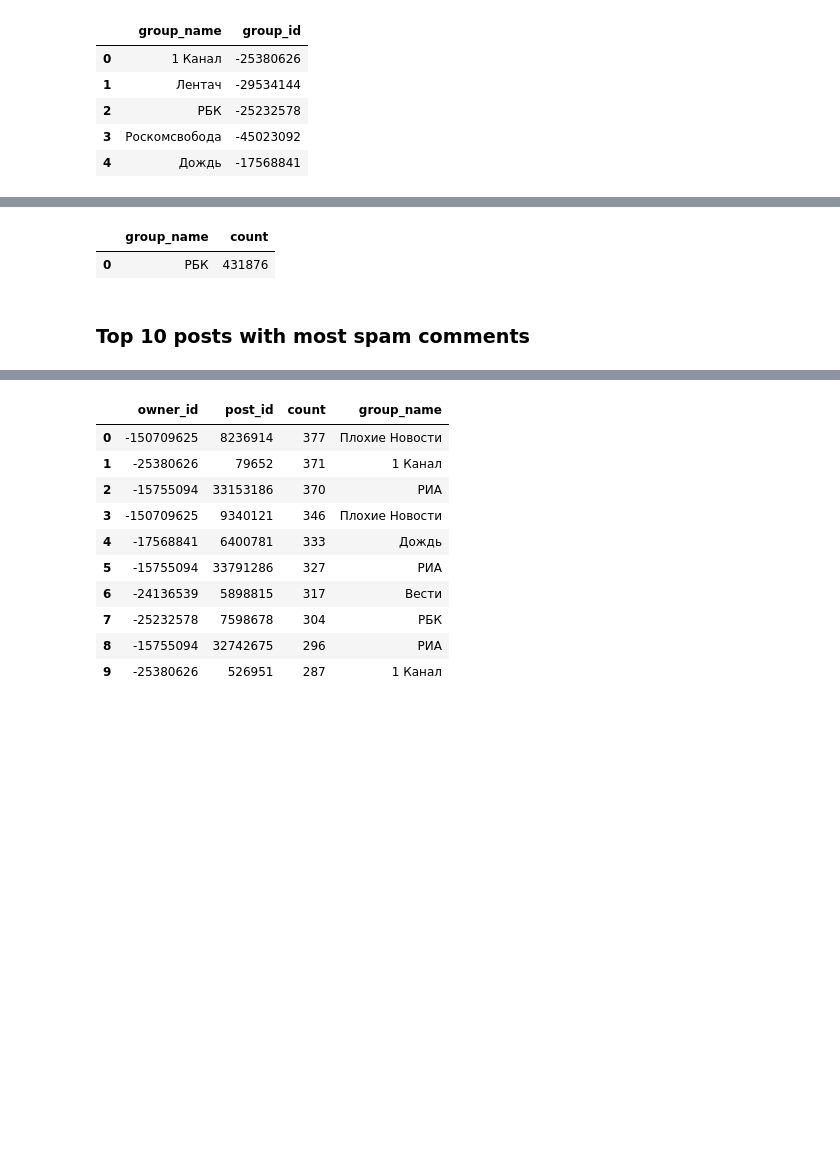
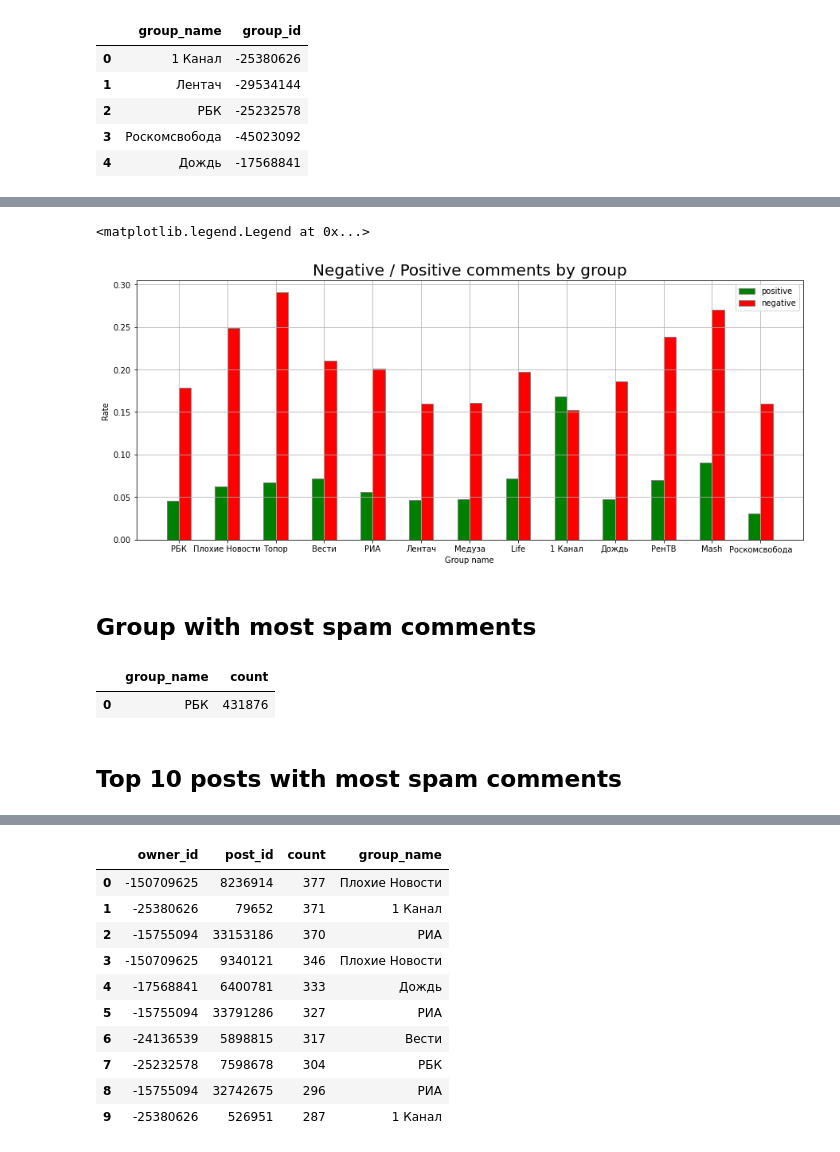
Before and after one commit to stas1f1/VK-User-Analysis, a Jupyter notebook: Cluster_processing.ipynb, the cells around one changed output, grey strips where cells are left out. Saved outputs shown, nothing was run; the diff lists cells and outputs as text; code cells hidden in the pictures; blank space fills up the shorter version.

```diff
--- a/Cluster_processing.ipynb
+++ b/Cluster_processing.ipynb
@@ -271,0 +357,18 @@ groups_df.limit(5).toPandas()
+# %%
+comment_stats_pos = comment_stats.filter(comment_stats.prediction =="positive")\
+                                 .join(total_comms, total_comms.group_id == comment_stats.owner_id)\
+                                 .select('owner_id','count','comment_count')\
+                                 .orderBy(col('comment_count').desc())\
+                                 .withColumn("rate", col('count') / col('comment_count'))
+
+comment_stats_neg = comment_stats.filter(comment_stats.prediction =="negative")\
+                                 .join(total_comms, total_comms.group_id == comment_stats.owner_id)\
+                                 .select('owner_id','count','comment_count')\
+                                 .orderBy(col('comment_count').desc())\
+                                 .withColumn("rate", col('count') / col('comment_count'))
+
+comment_stats_neu = comment_stats.filter(comment_stats.prediction == "neutral")\
+                                 .join(total_comms, total_comms.group_id == comment_stats.owner_id)\
+                                 .select('owner_id','count','comment_count')\
+                                 .orderBy(col('comment_count').desc())\
+                                 .withColumn("rate", col('count') / col('comment_count'))
@@ -272,3 +395,36 @@ groups_df.limit(5).toPandas()
+# %%
+# set width of bar
+barWidth = 0.25
+fig, ax = plt.subplots(figsize=(15,6))
+
+
+# Set position of bar on X axis
+br2 = np.arange(13)
+br1 = [x - barWidth/2 for x in br2]
+br3 = [x + barWidth/2 for x in br2]
+
+# Make the plot
+plt.bar(br1, comment_stats_pos.toPandas()['rate'],
+        color ='green', width = barWidth,
+        edgecolor ='grey', label ='positive')
+#plt.bar(br2, comment_stats_neu.toPandas()['rate'],
+#        color ='yellow', width = barWidth,
+#        edgecolor ='grey', label ='neutral')
+plt.bar(br3, comment_stats_neg.toPandas()['rate'],
+        color ='red', width = barWidth,
+        edgecolor ='grey', label ='negative')
+
+plt.xticks(br2, total_comms_wname.toPandas()['group_name'])
+plt.title('Negative / Positive comments by group', fontsize=20)
+plt.xlabel('Group name')
+plt.ylabel('Rate')
+plt.grid()
+plt.legend()
+# %% [output]
+<matplotlib.legend.Legend at 0x...>
+[figure, added]
+# %% [markdown]
+## Group with most spam comments
 # %%
 # Group with greatest number of spam comments
 comments.filter(col('from_id').isin(list(bots_trolls_banned.toPandas()['id'])))\
@@ -282,7 +438,7 @@ comments.filter(col('from_id').isin(list(bots_trolls_banned.toPandas()['id'])))\
 |  | group_name | count |
 | 0 | РБК | 431876 |
 # %% [markdown]
-### Top 10 posts with most spam comments
+## Top 10 posts with most spam comments
 # %%
 most_spamful_posts = comments.filter(col('from_id').isin(list(bots_trolls_banned.toPandas()['id'])))\
                              .join(groups_df, groups_df.group_id == comments.owner_id, 'inner')\
```
Also changed, not shown: parts of 56 cells of this notebook.
